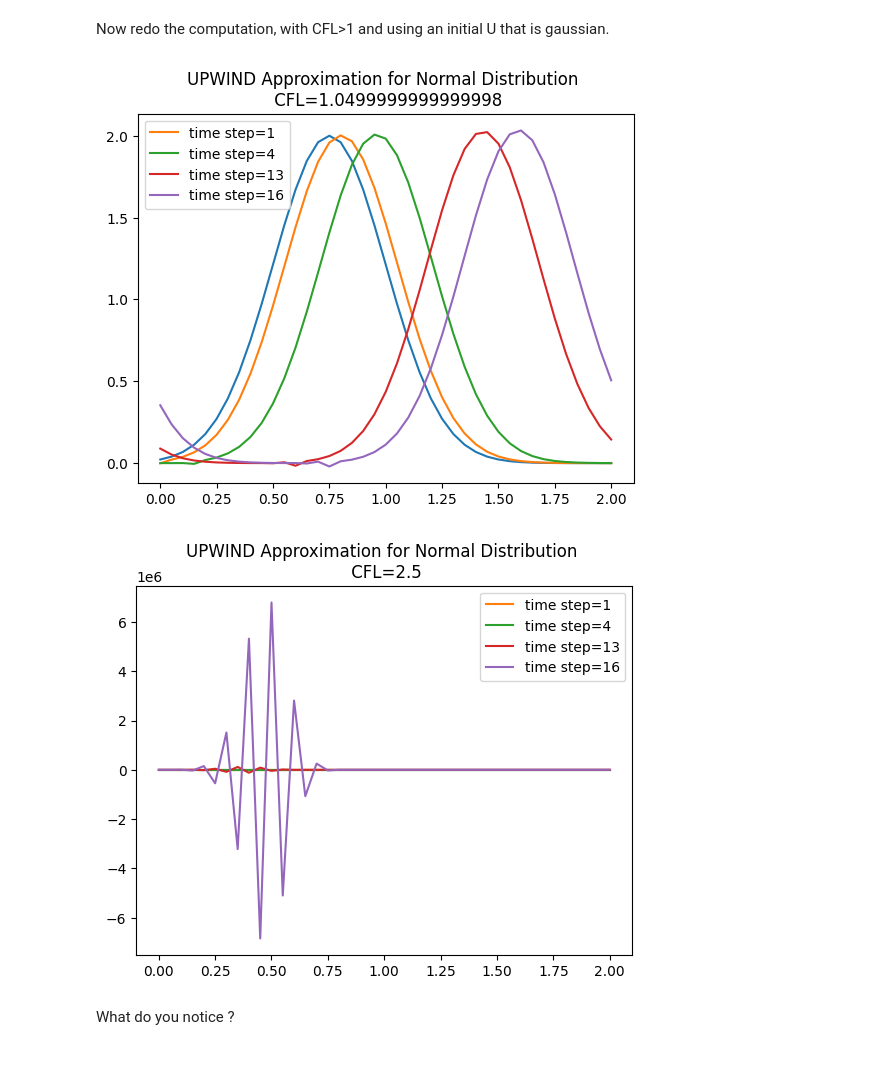
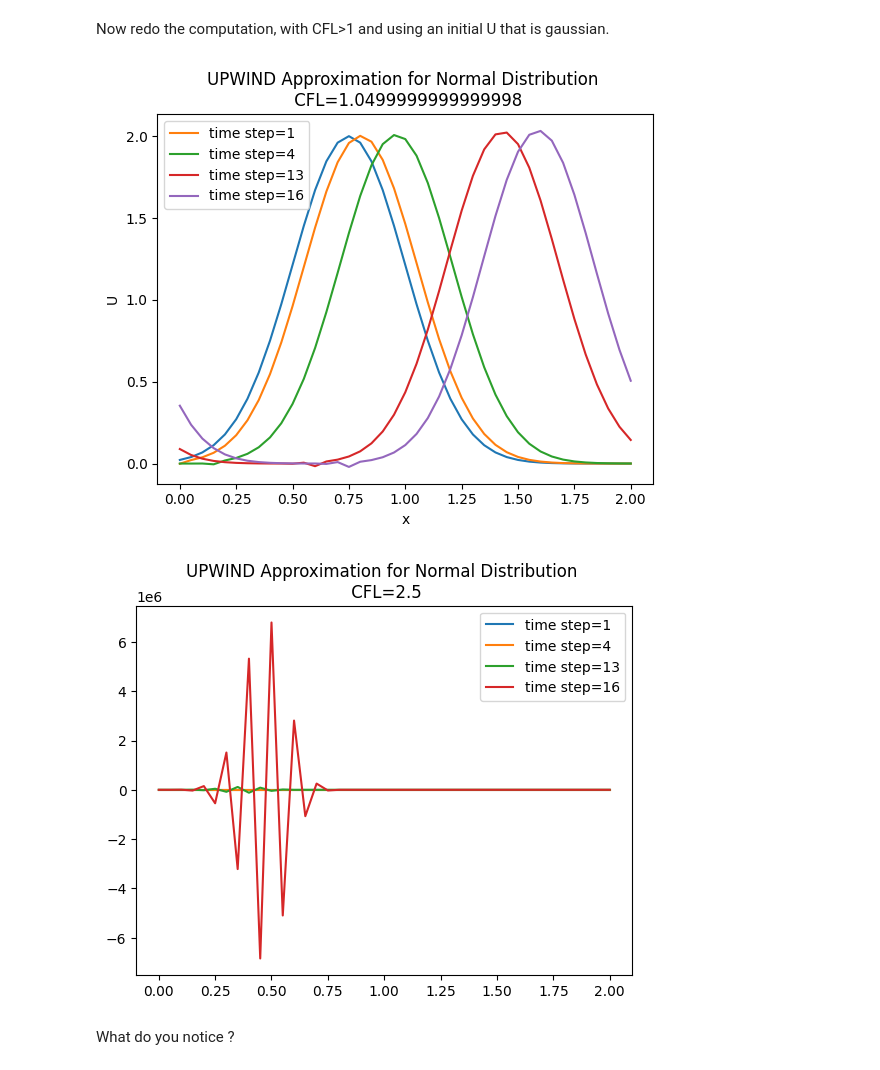
Before and after one commit to mopahlevani/Numerical-Methods, a Jupyter notebook: PDE_Training.ipynb, the cells around one changed output. Saved outputs shown, nothing was run; the diff lists cells and outputs as text; code cells hidden in the pictures.

```diff
--- a/PDE_Training.ipynb
+++ b/PDE_Training.ipynb
@@ -145,13 +150,8 @@ CFL = 0.5
 # %% [markdown]
 Redo the same computation, vayring dt , for CFL>1. and CFL << 1
 # %%
-# dt large
-nx = 41  # This will be changed latter
-dx = 2 / (nx-1)
-nt = 25    #nt is the number of timesteps we want to calculate
-Delta_T=0.625 # time of integration
+# The same computation for dt large
 dt1 = (2.1) * Delta_T/(nt*1.0) #dt is lentgh  of each time step
-c = 1      #assume advection velocity  is c = 1
 sigma1 = c * dt1/dx
 U = U0
 
@@ -161,7 +161,6 @@ for i in range(nx):
   A[i,i] = 1 - sigma1
   A[i,i-1] = sigma1
 
-U = U0
 for j in range(nt):
   U = np.matmul(A, U)
   if j==2 or j== 11 or j==24 :
@@ -172,15 +171,9 @@ plt.title("UPWIND Approximation for TopHat function \n CFL="+str(dt1 * c / dx))
 Text(0.5, 1.0, 'UPWIND Approximation for TopHat function \n CFL=1.0499999999999998')
 [figure]
 # %%
+# The same computation for dt small
 
-# dt small
-
-nx = 41  # This will be changed latter
-dx = 2 / (nx-1)
-nt = 25    #nt is the number of timesteps we want to calculate
-Delta_T=0.625 # time of integration
 dt2 = (1/10) * Delta_T/(nt*1.0) #dt is lentgh  of each time step
-c = 1      #assume advection velocity  is c = 1
 sigma2 = c * dt2/dx
 U = U0
 
@@ -190,11 +183,10 @@ for i in range(nx):
   A[i,i] = 1 - sigma2
   A[i,i-1] = sigma2
 
-U = U0
 for j in range(nt):
   U = np.matmul(A, U)
   if j==2 or j== 11 or j==24 :
     plt.plot(x,U, label='time step='+str(j+1))
 plt.legend()
-plt.title("CFL<<1")
+plt.title("UPWIND Approximation for TopHat function \n CFL="+str(dt1 * c / dx))
 # %% [output]
@@ -209,79 +201,59 @@ What do you notice ? What is the the good integration conditions ?
 # %% [markdown]
 Now redo the computation, with CFL>1 and using an initial U that is gaussian.
 # %%
-# sigma close to 1
-nx = 41  # This will be changed latter
-dx = 2 / (nx-1)
-nt = 25    #nt is the number of timesteps we want to calculate
-Delta_T=0.625 # time of integration
+# The same computation for Gaussian U; sigma close to 1
 dt3 = (2.1) * Delta_T/(nt*1.0) #dt is lentgh  of each time step
-c = 1      #assume advection velocity  is c = 1
 sigma3 = c * dt3/dx
 
-# Parameters for the Gaussian function
-A = 2        # Maximum value of U
-mu = 0.75       # Mean (center of the peak)
+#redefining U
 
-x = list(np.linspace(0,2,nx))
-U = list(np.ones(nx))
+U00 = list(np.ones(nx))
 for i in range(nx):
-  U[i] = A * np.exp(-((x[i] - mu) ** 2) / (2 * 0.25 ** 2))
-plt.plot(x,U)
+  U00[i] = 2 * np.exp(-((x[i] - 0.75) ** 2) / (2 * 0.25 ** 2)) # Maximum value of U = 2 ; Mean (center of the peak) = 0.75 ; sigma = 0.25
+plt.plot(x,U00)
 plt.title("Gaussian initial condition")
+plt.xlabel("x")
+plt.ylabel("U")
 
 # defining A which U_n+1 = A * U_n
 A = np.zeros((nx, nx))
 for i in range(nx):
   A[i,i] = 1 - sigma3
   A[i,i-1] = sigma3
 
-U = U
+U = U00
 for j in range(nt):
   U = np.matmul(A, U)
   if j==0 or j==3 or j==12 or j==15:
     plt.plot(x,U, label='time step='+str(j+1))
 plt.legend()
 plt.title("UPWIND Approximation for Normal Distribution \n CFL="+str(dt3 * c / dx))
 plt.show()
 
+#Sigma large
 
-# sigma a lot larger than 1
-nx = 41  # This will be changed latter
-dx = 2 / (nx-1)
-nt = 25    #nt is the number of timesteps we want to calculate
-Delta_T=0.625 # time of integration
-dt3 = (5) * Delta_T/(nt*1.0) #dt is lentgh  of each time step
-c = 1      #assume advection velocity  is c = 1
-sigma3 = c * dt3/dx
+dt4 = (5) * Delta_T/(nt*1.0) #dt is lentgh  of each time step
+sigma4 = c * dt4/dx
 
-# Parameters for the Gaussian function
-A = 2        # Maximum value of U
-mu = 0.75       # Mean (center of the peak)
 
-x = list(np.linspace(0,2,nx))
-U = list(np.ones(nx))
-for i in range(nx):
-  U[i] = A * np.exp(-((x[i] - mu) ** 2) / (2 * 0.25 ** 2))
-plt.plot(x,U)
-plt.title("Gaussian initial condition")
 
 # defining A which U_n+1 = A * U_n
 A = np.zeros((nx, nx))
 for i in range(nx):
-  A[i,i] = 1 - sigma3
-  A[i,i-1] = sigma3
+  A[i,i] = 1 - sigma4
+  A[i,i-1] = sigma4
 
-U = U
+U = U00
 for j in range(nt):
   U = np.matmul(A, U)
   if j==0 or j==3 or j==12 or j==15:
     plt.plot(x,U, label='time step='+str(j+1))
 plt.legend()
-plt.title("UPWIND Approximation for Normal Distribution \n CFL="+str(dt3 * c / dx))
+plt.title("UPWIND Approximation for Normal Distribution \n CFL="+str(dt4 * c / dx))
 plt.show()
 # %% [output]
-[figure, old version]
+[figure, new version]
-[figure, old version]
+[figure, new version]
 # %% [markdown]
 What do you notice ?
 # %% [markdown]
```
Also changed, not shown: parts of 14 cells of this notebook.
